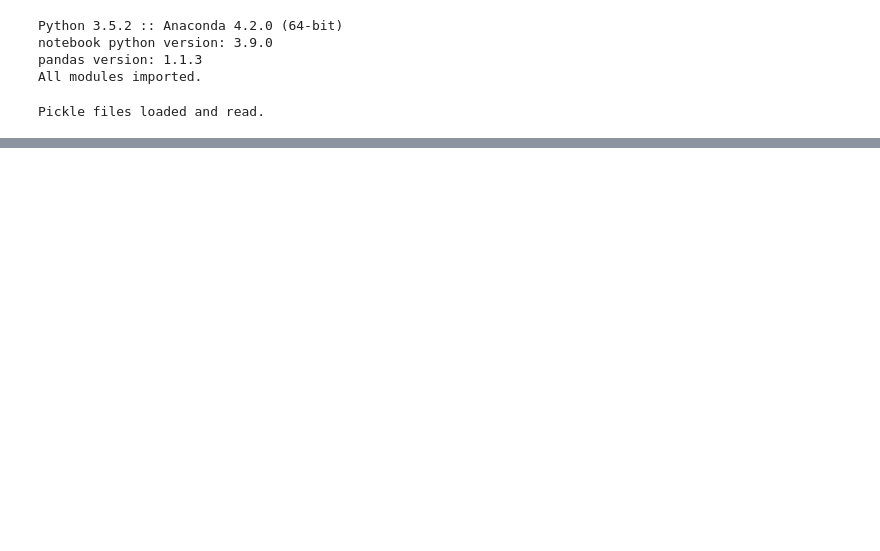
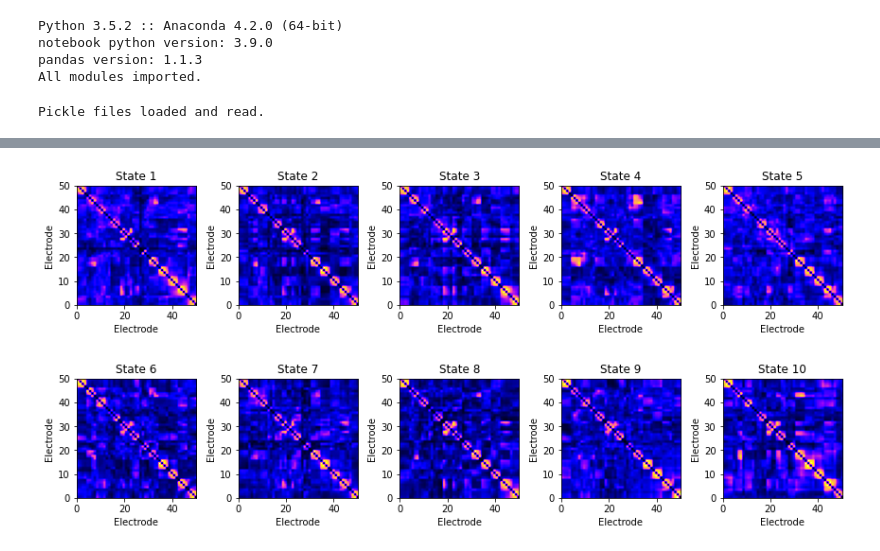
Before and after one commit to ianzyong/network-states, a Jupyter notebook: notebooks/HUP116_configuration.ipynb, the cells around one changed output, grey strips where cells are left out. Cells and saved outputs as stored; diff of their text form; code cells hidden in the pictures; blank space fills up the shorter version.

Commit message:
representative states

```diff
--- a/notebooks/HUP116_configuration.ipynb
+++ b/notebooks/HUP116_configuration.ipynb
@@ -203,0 +209,45 @@ plt.show()
+# %%
+# determine representative adjacency matrices for each state
+state_list = config_comm[0];
+
+rep_matrices = np.zeros((1,patient_matrices[0].shape[0],patient_matrices[0].shape[0]))
+
+for state in range(1,np.max(config_comm)+1):
+    # get matrices corresponding to that state
+    ind = 0
+    while state_list[ind] != state:
+        ind = ind + 1
+    matrices_of_state = patient_matrices[ind,:,:]
+    matrices_of_state = matrices_of_state[np.newaxis,:,:]
+    ind = ind + 1
+    while ind < len(state_list):
+        if state_list[ind] == state:
+            matrix_to_concat = patient_matrices[ind,:,:]
+            matrix_to_concat = matrix_to_concat[np.newaxis,:,:]
+            matrices_of_state = np.concatenate((matrices_of_state,matrix_to_concat),axis=0)
+        ind = ind + 1
+    # find mean matrix
+    mean_state = np.mean(matrices_of_state,0)
+    diff_from_mean = [];
+    # calculate residuals
+    for m in range(len(matrices_of_state)):
+        diff_from_mean.append(np.sum(matrices_of_state[m]-mean_state))
+    # choose the matrix with the smallest sum of residuals to be the representative
+    rep_matrix = matrices_of_state[np.argmin(np.absolute(diff_from_mean))][np.newaxis,:,:]
+    rep_matrices = np.concatenate((rep_matrices,rep_matrix),axis=0)
+# %%
+# plot representative states
+# plot five per row
+for row in range(int(np.floor(np.max(config_comm)/5))):
+    fig, axs = plt.subplots(1,5,figsize=(12,12))
+    for state in range(1+(5*row),1+(5*(row+1))):
+        if state < np.max(config_comm)+1:
+            axs[(state % 5)-1].imshow(rep_matrices[state], extent=[0, patient_matrices[0].shape[0], 0, patient_matrices[0].shape[1]], cmap='gnuplot2')
+            axs[(state % 5)-1].set_xlabel("Electrode")
+            axs[(state % 5)-1].set_ylabel("Electrode")
+            axs[(state % 5)-1].title.set_text("State {}".format(state))
+    plt.tight_layout()
+    plt.show()
+# %% [output]
+[figure, added]
+[figure, added]
```
Also changed, not shown: parts of 5 cells of this notebook.
